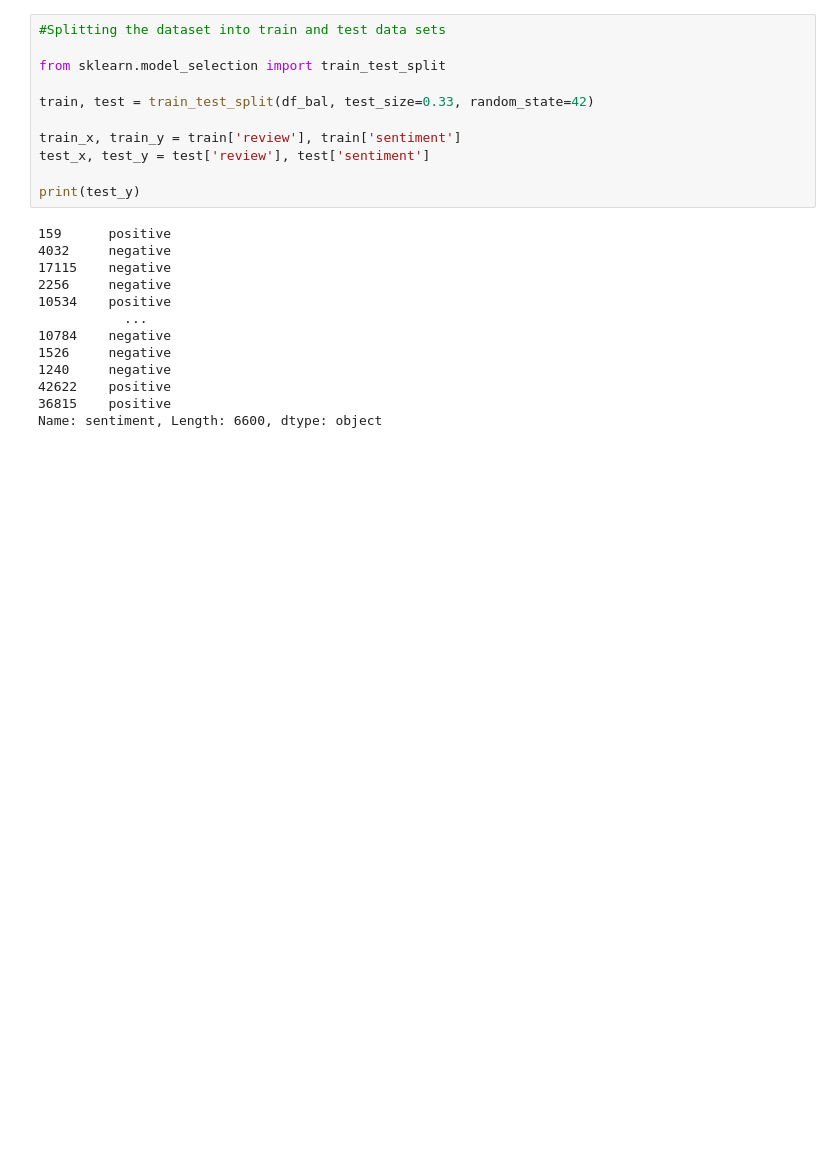
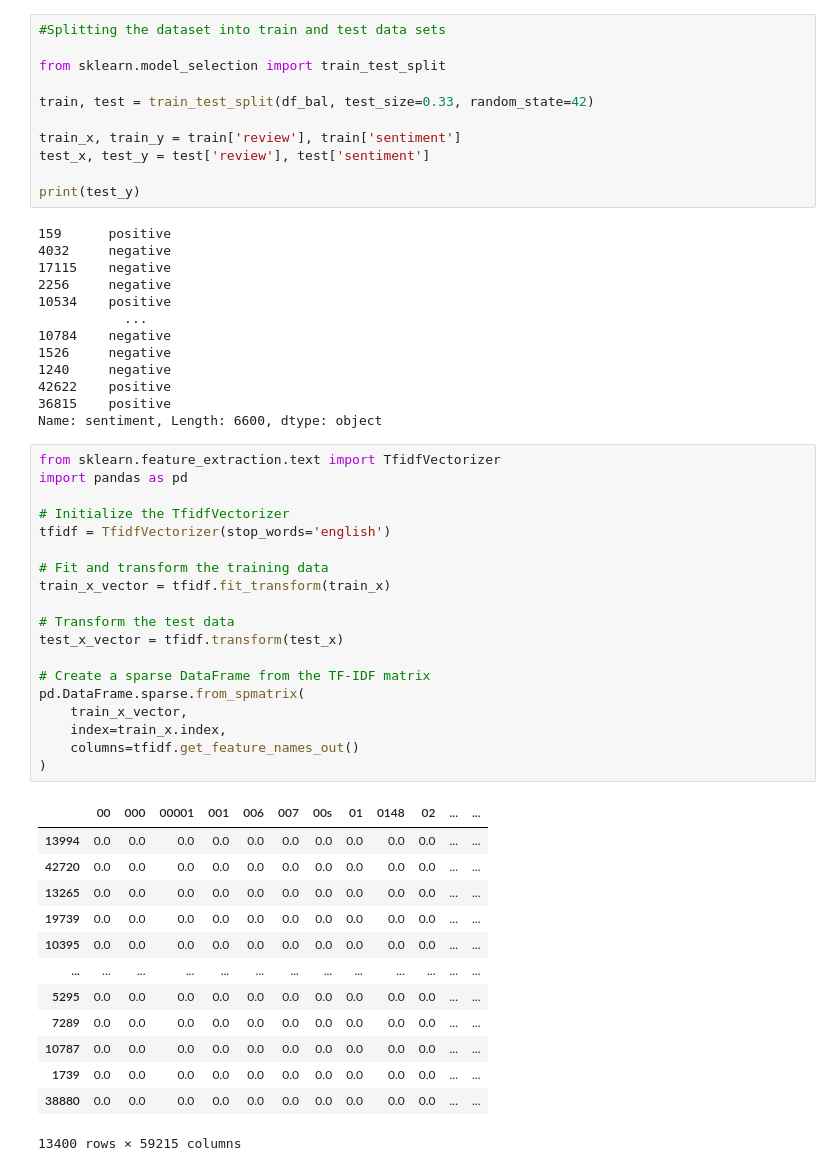
Before and after one commit to EstherMamai/moviereviewsentimentanalysis, a Jupyter notebook: reviews.ipynb, the cells around one changed output. Drawn from its saved outputs; the diff is of its cells as text; blank space fills up the shorter version.

```diff
--- a/reviews.ipynb
+++ b/reviews.ipynb
@@ -94,3 +94,36 @@ print(test_y)
 42622    positive
 36815    positive
 Name: sentiment, Length: 6600, dtype: object
+# %%
+from sklearn.feature_extraction.text import TfidfVectorizer
+import pandas as pd
+
+# Initialize the TfidfVectorizer
+tfidf = TfidfVectorizer(stop_words='english')
+
+# Fit and transform the training data
+train_x_vector = tfidf.fit_transform(train_x)
+
+# Transform the test data
+test_x_vector = tfidf.transform(test_x)
+
+# Create a sparse DataFrame from the TF-IDF matrix
+pd.DataFrame.sparse.from_spmatrix(
+    train_x_vector,
+    index=train_x.index,
+    columns=tfidf.get_feature_names_out()
+)
+# %% [output]
+|  | 00 | 000 | 00001 | 001 | 006 | 007 | 00s | 01 | 0148 | 02 | ... | ... |
+| 13994 | 0.0 | 0.0 | 0.0 | 0.0 | 0.0 | 0.0 | 0.0 | 0.0 | 0.0 | 0.0 | ... | ... |
+| 42720 | 0.0 | 0.0 | 0.0 | 0.0 | 0.0 | 0.0 | 0.0 | 0.0 | 0.0 | 0.0 | ... | ... |
+| 13265 | 0.0 | 0.0 | 0.0 | 0.0 | 0.0 | 0.0 | 0.0 | 0.0 | 0.0 | 0.0 | ... | ... |
+| 19739 | 0.0 | 0.0 | 0.0 | 0.0 | 0.0 | 0.0 | 0.0 | 0.0 | 0.0 | 0.0 | ... | ... |
+| 10395 | 0.0 | 0.0 | 0.0 | 0.0 | 0.0 | 0.0 | 0.0 | 0.0 | 0.0 | 0.0 | ... | ... |
+| ... | ... | ... | ... | ... | ... | ... | ... | ... | ... | ... | ... | ... |
+| 5295 | 0.0 | 0.0 | 0.0 | 0.0 | 0.0 | 0.0 | 0.0 | 0.0 | 0.0 | 0.0 | ... | ... |
+| 7289 | 0.0 | 0.0 | 0.0 | 0.0 | 0.0 | 0.0 | 0.0 | 0.0 | 0.0 | 0.0 | ... | ... |
+| 10787 | 0.0 | 0.0 | 0.0 | 0.0 | 0.0 | 0.0 | 0.0 | 0.0 | 0.0 | 0.0 | ... | ... |
+| 1739 | 0.0 | 0.0 | 0.0 | 0.0 | 0.0 | 0.0 | 0.0 | 0.0 | 0.0 | 0.0 | ... | ... |
+| 38880 | 0.0 | 0.0 | 0.0 | 0.0 | 0.0 | 0.0 | 0.0 | 0.0 | 0.0 | 0.0 | ... | ... |
+13400 rows × 59215 columns
```
Also changed, not shown: parts of 1 cell of this notebook.
